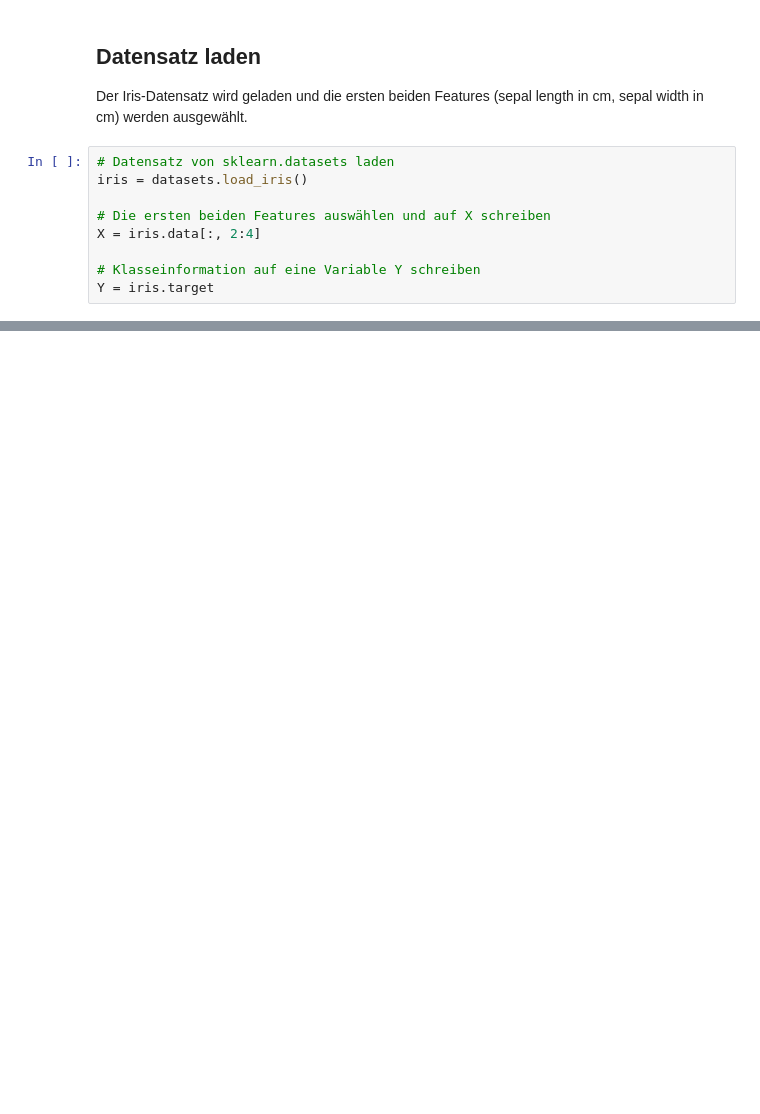
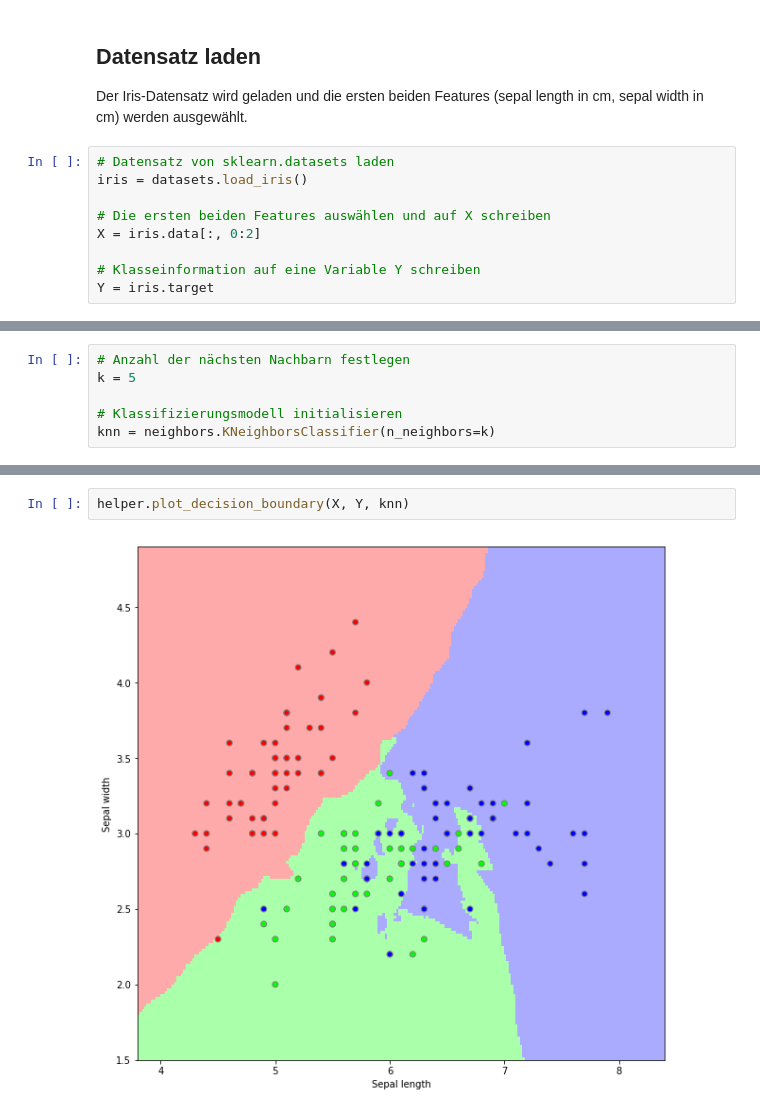
Before and after one commit to CellmatiQ/ki-workshop, a Jupyter notebook: 01-machine-learning/02-k-nearest-neighbor.ipynb, the cells around one changed output, grey strips where cells are left out. Cells and saved outputs as stored; diff of their text form; blank space fills up the shorter version.

```diff
--- a/01-machine-learning/02-k-nearest-neighbor.ipynb
+++ b/01-machine-learning/02-k-nearest-neighbor.ipynb
@@ -25,7 +24,7 @@ Der Iris-Datensatz wird geladen und die ersten beiden Features (sepal length in
 iris = datasets.load_iris()
 
 # Die ersten beiden Features auswählen und auf X schreiben
-X = iris.data[:, 2:4]
+X = iris.data[:, 0:2]
 
 # Klasseinformation auf eine Variable Y schreiben
 Y = iris.target
@@ -69,0 +34,6 @@ pl.show()
+# %%
+# Anzahl der nächsten Nachbarn festlegen
+k = 5
+
+# Klassifizierungsmodell initialisieren
+knn = neighbors.KNeighborsClassifier(n_neighbors=k)
@@ -70,3 +67,7 @@ pl.show()
+# %%
+helper.plot_decision_boundary(X, Y, knn)
+# %% [output]
+[figure, added]
 # %% [markdown]
 ## Weiterführende Fragen
 
```
Also changed, not shown: parts of 12 cells of this notebook, 2 other files.
